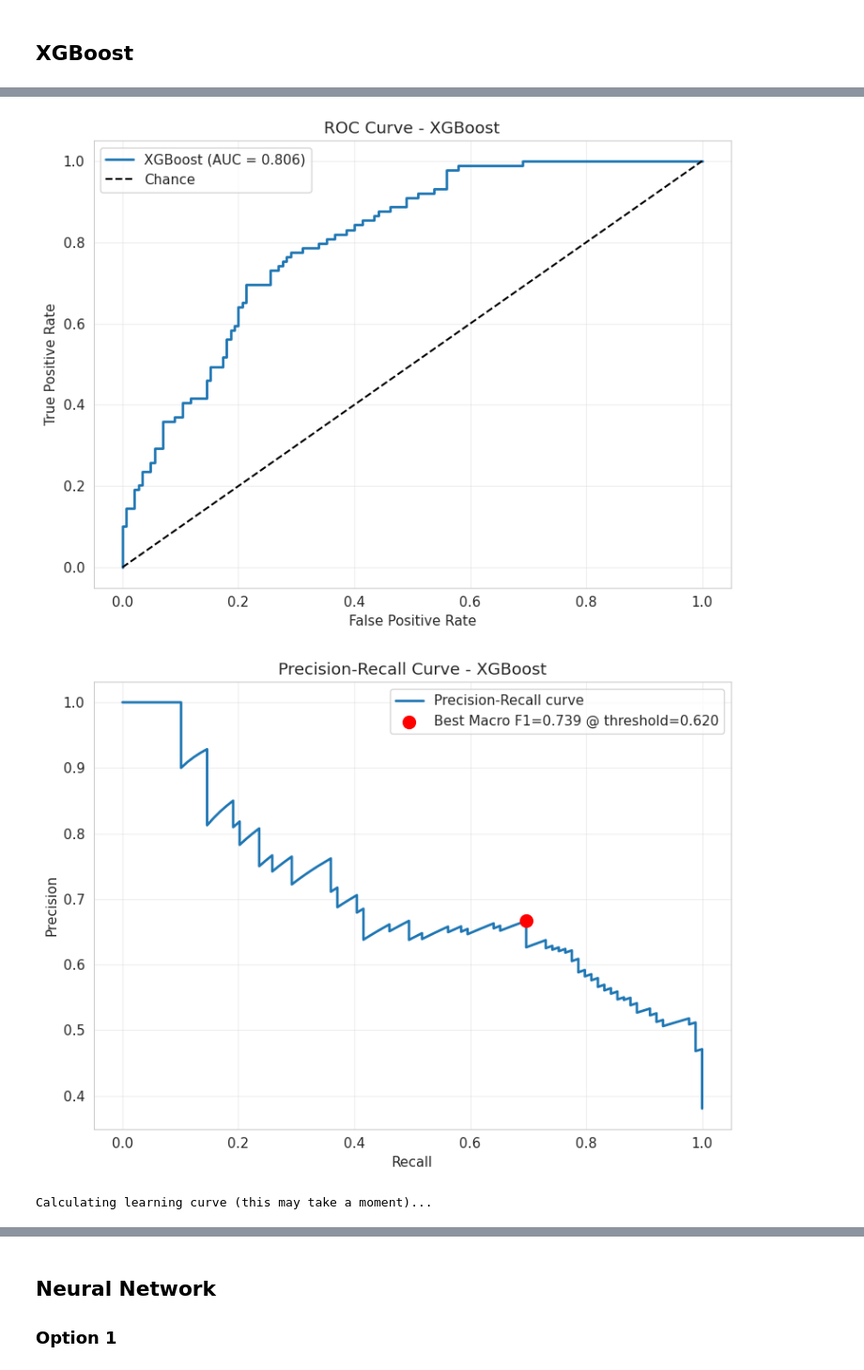
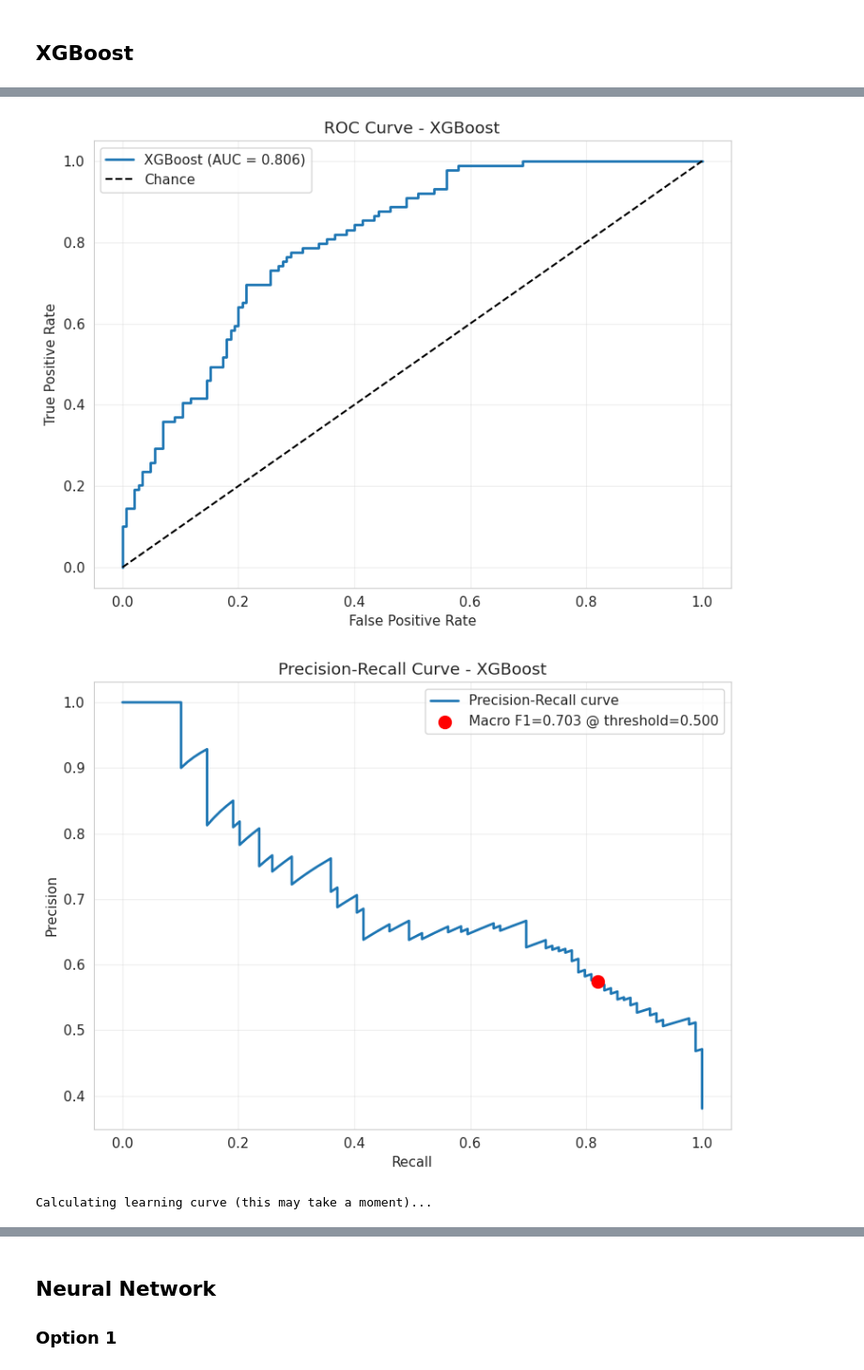
Before and after one commit to Arshya-Guru/DS_group_project, a Jupyter notebook: notebook.ipynb, the cells around one changed output, grey strips where cells are left out. Shown at 94% size. Cells and saved outputs as stored; diff of their text form; code cells hidden in the pictures.

```diff
--- a/notebook.ipynb
+++ b/notebook.ipynb
@@ -1135,26 +1135,22 @@ plt.grid(alpha=0.3)
 plt.tight_layout()
 plt.show()
 
-# --- PLOT 2: Precision-Recall Curve with Best F1_macro Point ---
+# --- PLOT 2: Precision-Recall Curve ---
 precision, recall, thresholds_pr = precision_recall_curve(y_test, y_test_proba)
 
-# Calculate F1_macro score for each threshold
-best_f1_macro = 0
-best_threshold = 0.5
-best_idx = 0
+# Use threshold 0.5 (default) - same as y_test_pred
+threshold = 0.5
 
-for i, thresh in enumerate(thresholds_pr):
-    y_pred_temp = (y_test_proba >= thresh).astype(int)
-    f1 = f1_score(y_test, y_pred_temp, average='macro', zero_division=0)
-    if f1 > best_f1_macro:
-        best_f1_macro = f1
-        best_threshold = thresh
-        best_idx = i
+# Find the point on the PR curve closest to threshold 0.5
+if len(thresholds_pr) > 0:
+    idx = np.argmin(np.abs(thresholds_pr - threshold))
+else:
+    idx = len(precision) // 2
 
 plt.figure(figsize=(8, 6))
 plt.plot(recall, precision, linewidth=2, label='Precision-Recall curve')
-plt.scatter(recall[best_idx], precision[best_idx], color='red', s=100, zorder=5,
-           label=f'Best Macro F1={best_f1_macro:.3f} @ threshold={best_threshold:.3f}')
+plt.scatter(recall[idx], precision[idx], color='red', s=100, zorder=5,
+           label=f'Macro F1={test_f1_macro:.3f} @ threshold={threshold:.3f}')
 plt.xlabel('Recall')
 plt.ylabel('Precision')
 plt.title('Precision-Recall Curve - XGBoost')
@@ -1206,7 +1202,7 @@ sns.heatmap(cm, annot=True, fmt='d', cmap='Blues',
             xticklabels=['CDR=0', 'CDR>0'], yticklabels=['CDR=0', 'CDR>0'])
 plt.xlabel('Predicted')
 plt.ylabel('Actual')
-plt.title(f'Confusion Matrix - XGBoost (threshold={best_threshold:.3f})')
+plt.title(f'Confusion Matrix - XGBoost (threshold={threshold:.3f})')
 plt.tight_layout()
 plt.show()
 
@@ -1234,34 +1230,35 @@ plt.xlabel('Importance Score')
 plt.title(f'All Feature Importances - XGBoost (n={len(feature_names)})')
 plt.gca().invert_yaxis()
 plt.tight_layout()
 plt.show()
 
 # --- Final Summary ---
 print("\n" + "="*70)
 print("FINAL SUMMARY")
 print("="*70)
 print(f"\nNested CV estimate (unbiased): {np.mean(outer_scores_f1_macro):.3f} ± {np.std(outer_scores_f1_macro):.3f}")
 print(f"Test set performance: Macro F1={test_f1_macro:.3f}, AUC={test_auc:.3f}")
+print(f"Threshold used: {threshold:.3f}")
 # %% [output]
 ======================================================================
 XGBoost Classifier with Nested CV - Binary CDR Classification
 ======================================================================
 
 Class distribution:
 CDR_binary
 0    725
 1    444
 Name: count, dtype: int64
 
 Class proportions:
 CDR_binary
 ... (125 lines left out)
 
 Confusion Matrix (Test):
 [[92 53]
  [16 73]]
 [figure]
-[figure, old version]
+[figure, new version]
 Calculating learning curve (this may take a moment)...
 [figure]
 [figure]
```
Also changed, not shown: parts of 1 cell of this notebook, 1 other file.
